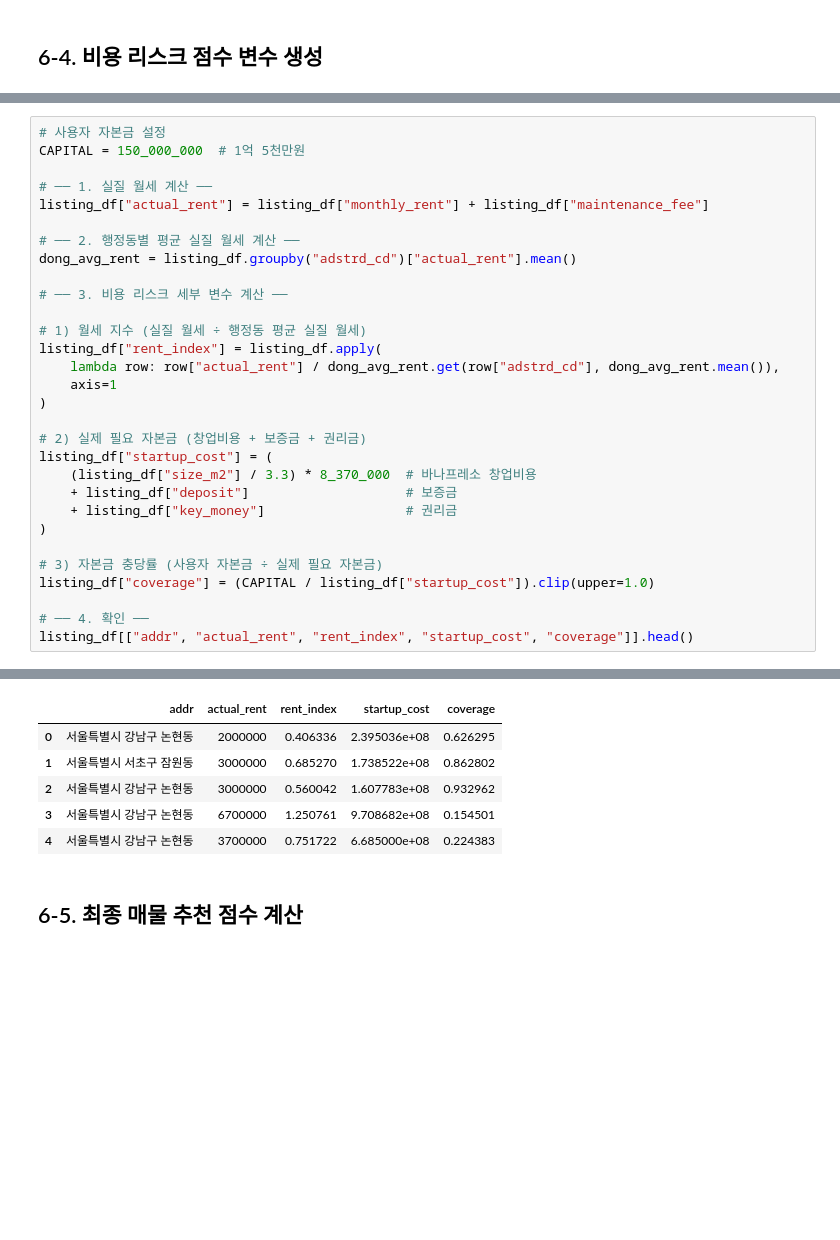
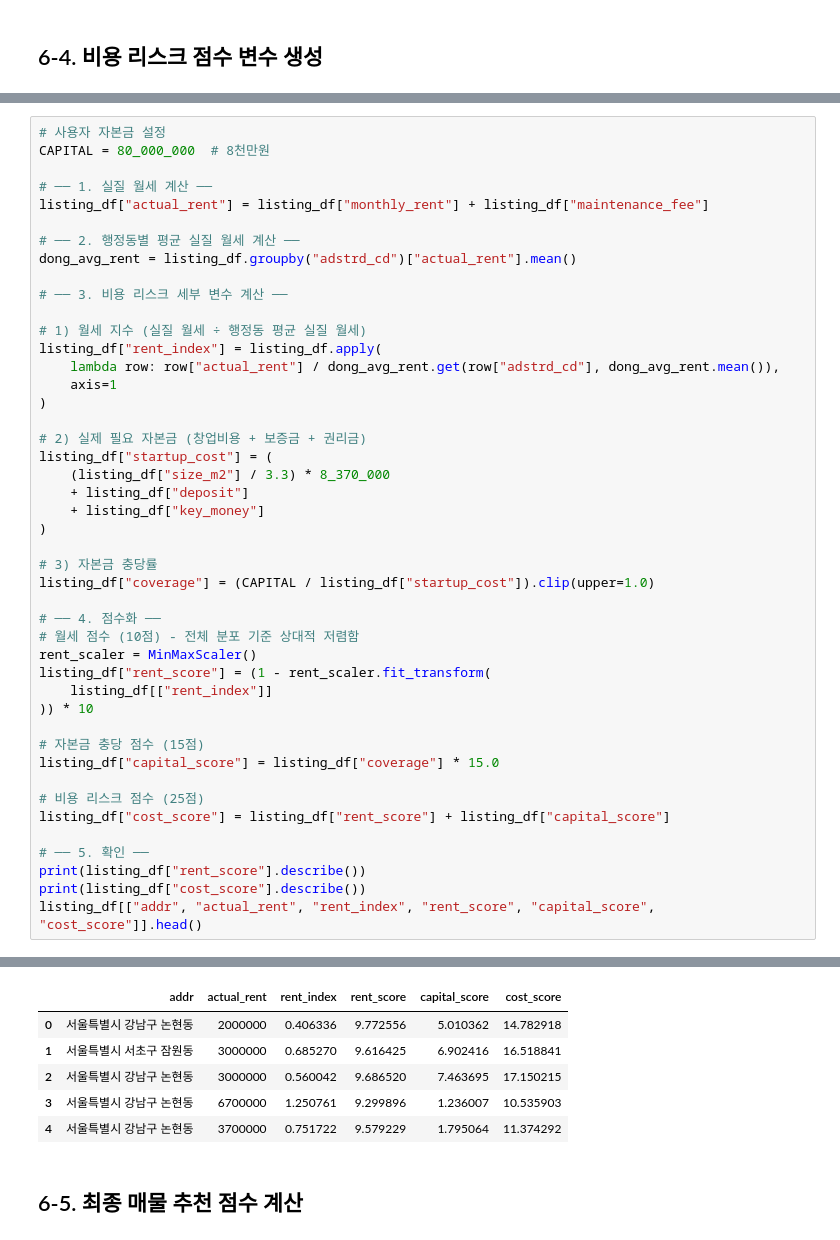
Before and after one commit to DANHA-danha/DANHA-danha-bana_map_team_repo, a Jupyter notebook: data/mj/modeling.ipynb, the cells around one changed output, grey strips where cells are left out. Cells and saved outputs as stored; diff of their text form; blank space fills up the shorter version.

```diff
--- a/data/mj/modeling.ipynb
+++ b/data/mj/modeling.ipynb
@@ -901,7 +901,7 @@ cnt_etc_cafe        0
 dtype: int64
 # %%
 # 사용자 자본금 설정
-CAPITAL = 150_000_000  # 1억 5천만원
+CAPITAL = 80_000_000  # 8천만원
 
 # ── 1. 실질 월세 계산 ──
 listing_df["actual_rent"] = listing_df["monthly_rent"] + listing_df["maintenance_fee"]
@@ -919,14 +919,29 @@ listing_df["rent_index"] = listing_df.apply(
 
 # 2) 실제 필요 자본금 (창업비용 + 보증금 + 권리금)
 listing_df["startup_cost"] = (
-    (listing_df["size_m2"] / 3.3) * 8_370_000  # 바나프레소 창업비용
-    + listing_df["deposit"]                    # 보증금
-    + listing_df["key_money"]                  # 권리금
+    (listing_df["size_m2"] / 3.3) * 8_370_000
+    + listing_df["deposit"]
+    + listing_df["key_money"]
 )
 
-# 3) 자본금 충당률 (사용자 자본금 ÷ 실제 필요 자본금)
+# 3) 자본금 충당률
 listing_df["coverage"] = (CAPITAL / listing_df["startup_cost"]).clip(upper=1.0)
 
-# ── 4. 확인 ──
-listing_df[["addr", "actual_rent", "rent_index", "startup_cost", "coverage"]].head()
+# ── 4. 점수화 ──
+# 월세 점수 (10점) - 전체 분포 기준 상대적 저렴함
+rent_scaler = MinMaxScaler()
+listing_df["rent_score"] = (1 - rent_scaler.fit_transform(
+    listing_df[["rent_index"]]
+)) * 10
+
+# 자본금 충당 점수 (15점)
+listing_df["capital_score"] = listing_df["coverage"] * 15.0
+
+# 비용 리스크 점수 (25점)
+listing_df["cost_score"] = listing_df["rent_score"] + listing_df["capital_score"]
+
+# ── 5. 확인 ──
+print(listing_df["rent_score"].describe())
+print(listing_df["cost_score"].describe())
+listing_df[["addr", "actual_rent", "rent_index", "rent_score", "capital_score", "cost_score"]].head()
 # %% [output]
@@ -933,9 +966,9 @@ listing_df[["addr", "actual_rent", "rent_index", "startup_cost", "coverage"]].he
-|  | addr | actual_rent | rent_index | startup_cost | coverage |
-| 0 | 서울특별시 강남구 논현동 | 2000000 | 0.406336 | 2.395036e+08 | 0.626295 |
-| 1 | 서울특별시 서초구 잠원동 | 3000000 | 0.685270 | 1.738522e+08 | 0.862802 |
-| 2 | 서울특별시 강남구 논현동 | 3000000 | 0.560042 | 1.607783e+08 | 0.932962 |
-| 3 | 서울특별시 강남구 논현동 | 6700000 | 1.250761 | 9.708682e+08 | 0.154501 |
-| 4 | 서울특별시 강남구 논현동 | 3700000 | 0.751722 | 6.685000e+08 | 0.224383 |
+|  | addr | actual_rent | rent_index | rent_score | capital_score | cost_score |
+| 0 | 서울특별시 강남구 논현동 | 2000000 | 0.406336 | 9.772556 | 5.010362 | 14.782918 |
+| 1 | 서울특별시 서초구 잠원동 | 3000000 | 0.685270 | 9.616425 | 6.902416 | 16.518841 |
+| 2 | 서울특별시 강남구 논현동 | 3000000 | 0.560042 | 9.686520 | 7.463695 | 17.150215 |
+| 3 | 서울특별시 강남구 논현동 | 6700000 | 1.250761 | 9.299896 | 1.236007 | 10.535903 |
+| 4 | 서울특별시 강남구 논현동 | 3700000 | 0.751722 | 9.579229 | 1.795064 | 11.374292 |
 # %% [markdown]
 ## 6-5. 최종 매물 추천 점수 계산
 # %%
```
Also changed, not shown: parts of 6 cells of this notebook.
